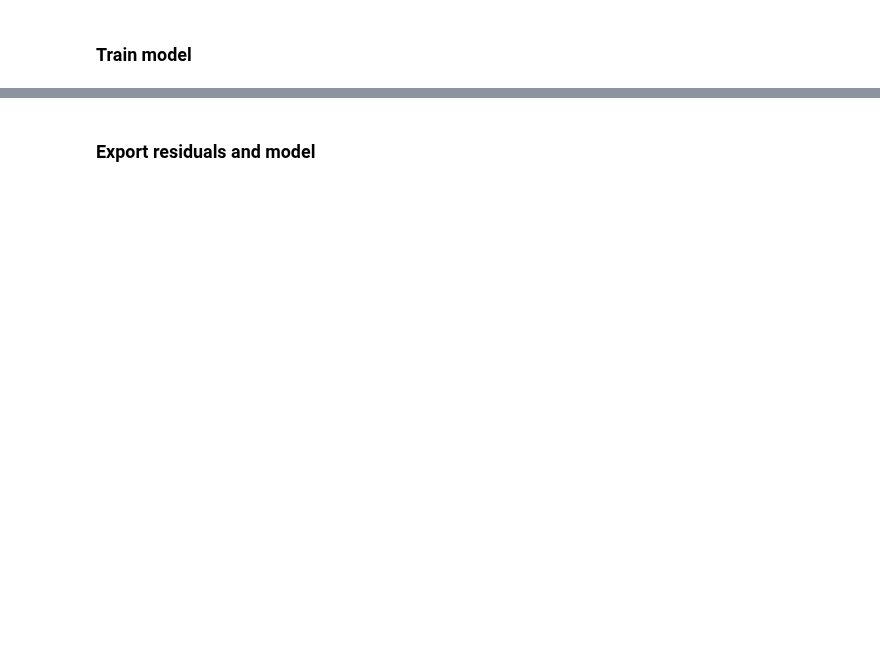
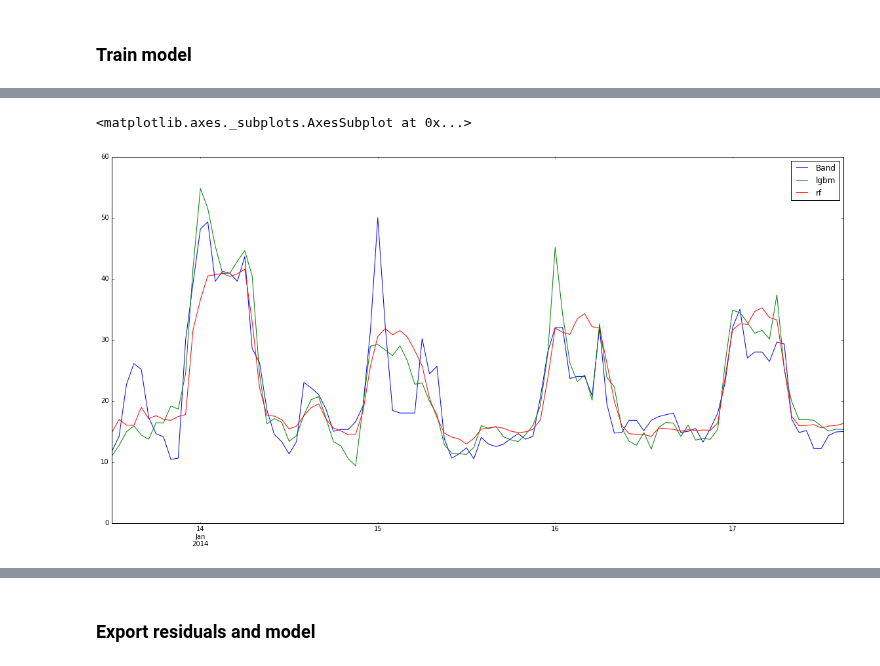
Before and after one commit to NonoMalpi/Secondary_band, a Jupyter notebook: Secondary band model lgbm.ipynb, the cells around one changed output, grey strips where cells are left out. Cells and saved outputs as stored; diff of their text form; code cells hidden in the pictures; blank space fills up the shorter version.

Commit message:
Metamodel with Random Forest & LightGBM

```diff
--- a/Secondary band model lgbm.ipynb
+++ b/Secondary band model lgbm.ipynb
@@ -45,0 +59,5 @@ pipeline_group = LGBMRegressor(num_leaves=40, learning_rate=0.05, n_estimators=7
+# %%
+lgbm_metamodel = metamodel(features=lista_df, pipeline=pipeline_group, n_folds=5, num_cv=1, cv_type='group',
+                          metric={'mae': mean_absolute_error, 'mse':mean_squared_error})
+# %%
+date, oos_lgbm = lgbm_metamodel.get_oos_cv_predictions(x_train=final_df.reset_index(), y_train=final_df['band'],index_col = 'date_hour')
@@ -45,0 +73,5 @@ pipeline_group = LGBMRegressor(num_leaves=40, learning_rate=0.05, n_estimators=7
+# %%
+rf_metamodel = metamodel(features=lista_df, pipeline=p, n_folds=5, num_cv=1, cv_type='group',
+                          metric={'mae': mean_absolute_error, 'mse':mean_squared_error})
+# %%
+date, oos_rf = rf_metamodel.get_oos_cv_predictions(x_train=final_df.reset_index(), y_train=final_df['band'],index_col = 'date_hour')
@@ -46,2 +87,7 @@ pipeline_group = LGBMRegressor(num_leaves=40, learning_rate=0.05, n_estimators=7
+# %%
+pd.DataFrame({'lgbm': oos_lgbm, 'rf': oos_rf, 'Band':final_df['band']}, index=date).iloc[300:400].plot(figsize=(20,10))
+# %% [output]
+<matplotlib.axes._subplots.AxesSubplot at 0x...>
+[figure, added]
 # %%
 lgbm_model.obtain_cv_score(pipeline)
```
Also changed, not shown: parts of 13 cells of this notebook, 1 other file.
